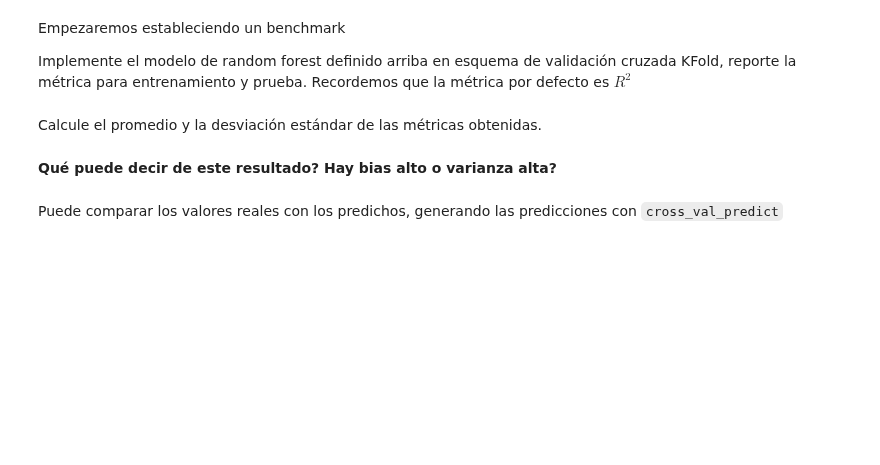
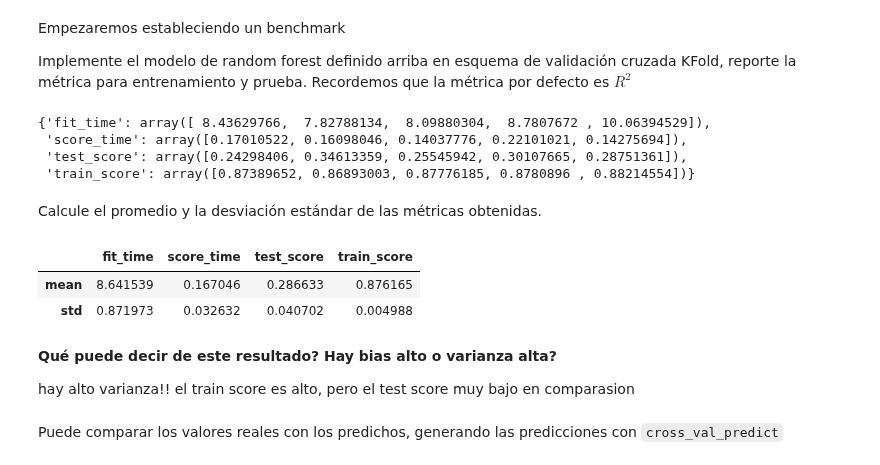
Before and after one commit to tobi557/ML_USM, a Jupyter notebook: Actividades/Semana_7_Photoz_RandomForests.ipynb, the cells around one changed output. Cells and saved outputs as stored; diff of their text form; code cells hidden in the pictures; blank space fills up the shorter version.

```diff
--- a/Actividades/Semana_7_Photoz_RandomForests.ipynb
+++ b/Actividades/Semana_7_Photoz_RandomForests.ipynb
@@ -44,2 +46,7 @@ with fits.open('DEEP2_uniq_Terapix_Subaru_v1.fits') as data:
+# %%
+from astropy.table import Table
+
+# Liest die FITS-Tabelle direkt ein und wandelt sie problemlos in ein DataFrame um
+df = Table.read('data/DEEP2_uniq_Terapix_Subaru_v1.fits', hdu=1).to_pandas()
 # %%
 df.columns
@@ -54,5 +84,7 @@ features=
+# %%
+features = df[['u_apercor', 'g_apercor', 'r_apercor', 'i_apercor', 'z_apercor', 'y_apercor']]
 # %%
-target=
+target= df[['zhelio']]
 # %% [markdown]
 ### Ahora empezaremos a implementar nuestro modelo de Random Forest
 # %% [markdown]
@@ -70,13 +121,27 @@ Empezaremos estableciendo un benchmark
 
 Implemente el modelo de random forest definido arriba en esquema de validación cruzada KFold, reporte la métrica para entrenamiento y prueba. Recordemos que la métrica por defecto es $R^2$
 # %%
-%%time
-scores = cross_validate(...)
+#%%time
+scores = cross_validate(model, features, target, return_train_score=True)
 # %%
 scores
+# %% [output]
+{'fit_time': array([ 8.43629766,  7.82788134,  8.09880304,  8.7807672 , 10.06394529]),
+ 'score_time': array([0.17010522, 0.16098046, 0.14037776, 0.22101021, 0.14275694]),
+ 'test_score': array([0.24298406, 0.34613359, 0.25545942, 0.30107665, 0.28751361]),
+ 'train_score': array([0.87389652, 0.86893003, 0.87776185, 0.8780896 , 0.88214554])}
 # %% [markdown]
 Calcule el promedio y la desviación estándar de las métricas obtenidas.
+# %%
+df_scores = pd.DataFrame(scores)
+df_scores.agg(['mean', 'std'])
+# %% [output]
+|  | fit_time | score_time | test_score | train_score |
+| mean | 8.641539 | 0.167046 | 0.286633 | 0.876165 |
+| std | 0.871973 | 0.032632 | 0.040702 | 0.004988 |
 # %% [markdown]
 **Qué puede decir de este resultado? Hay bias alto o varianza alta?**
+
+hay alto varianza!! el train score es alto, pero el test score muy bajo en comparasion
 # %% [markdown]
 Puede comparar los valores reales con los predichos, generando las predicciones con `cross_val_predict`
```
Also changed, not shown: parts of 18 cells of this notebook, 1 other file.
